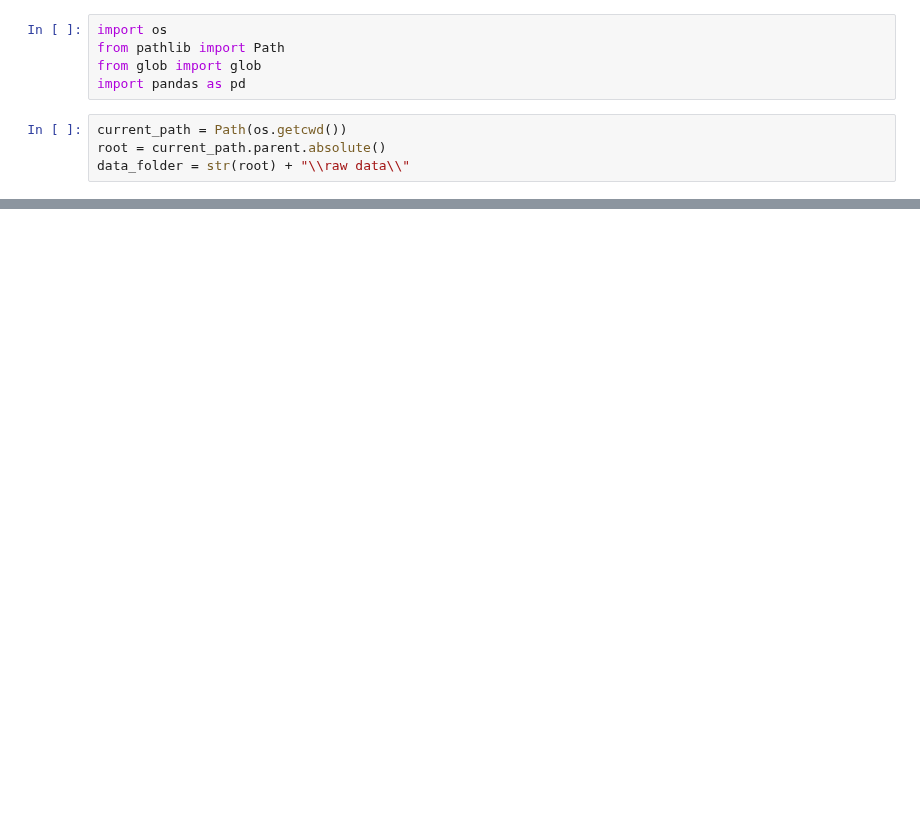
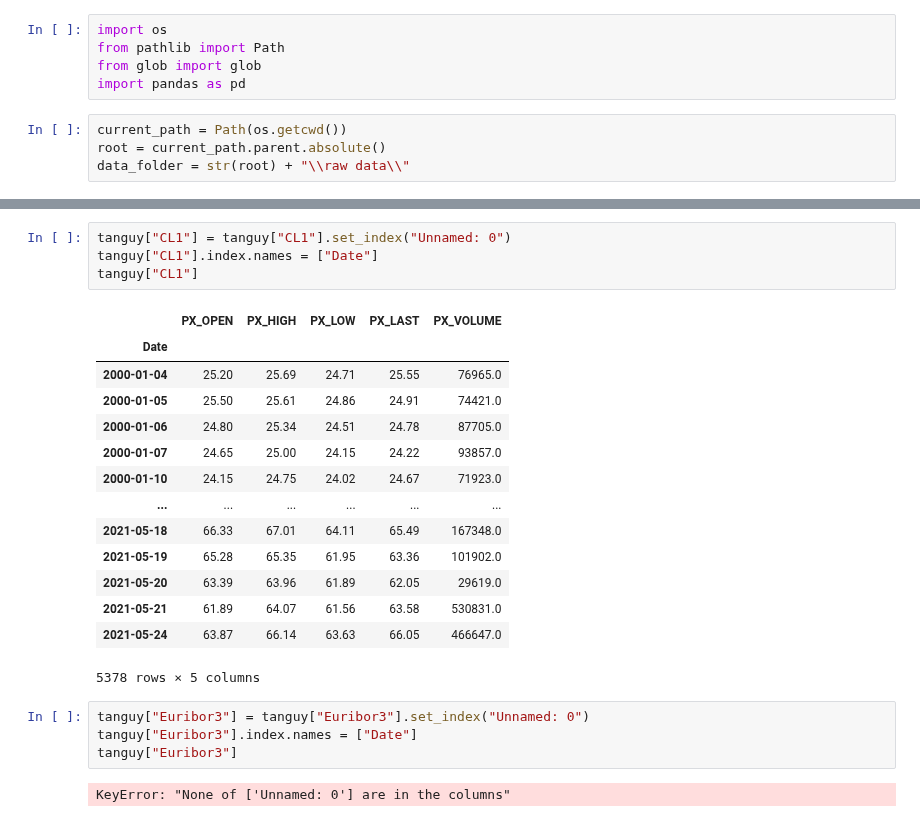
Before and after one commit to g0bel1n/VIX_predictions, a Jupyter notebook: data_treatment/data_merging.ipynb, the cells around one changed output, grey strips where cells are left out. Saved outputs shown, nothing was run; the diff lists cells and outputs as text; blank space fills up the shorter version.

```diff
--- a/data_treatment/data_merging.ipynb
+++ b/data_treatment/data_merging.ipynb
@@ -65,0 +102,25 @@ F-F_ST_Reversal_Factor_daily
+# %%
+tanguy["CL1"] = tanguy["CL1"].set_index("Unnamed: 0")
+tanguy["CL1"].index.names = ["Date"]
+tanguy["CL1"]
+# %% [output]
+|  | PX_OPEN | PX_HIGH | PX_LOW | PX_LAST | PX_VOLUME |
+| Date |  |  |  |  |  |
+| 2000-01-04 | 25.20 | 25.69 | 24.71 | 25.55 | 76965.0 |
+| 2000-01-05 | 25.50 | 25.61 | 24.86 | 24.91 | 74421.0 |
+| 2000-01-06 | 24.80 | 25.34 | 24.51 | 24.78 | 87705.0 |
+| 2000-01-07 | 24.65 | 25.00 | 24.15 | 24.22 | 93857.0 |
+| 2000-01-10 | 24.15 | 24.75 | 24.02 | 24.67 | 71923.0 |
+| ... | ... | ... | ... | ... | ... |
+| 2021-05-18 | 66.33 | 67.01 | 64.11 | 65.49 | 167348.0 |
+| 2021-05-19 | 65.28 | 65.35 | 61.95 | 63.36 | 101902.0 |
+| 2021-05-20 | 63.39 | 63.96 | 61.89 | 62.05 | 29619.0 |
+| 2021-05-21 | 61.89 | 64.07 | 61.56 | 63.58 | 530831.0 |
+| 2021-05-24 | 63.87 | 66.14 | 63.63 | 66.05 | 466647.0 |
+5378 rows × 5 columns
+# %%
+tanguy["Euribor3"] = tanguy["Euribor3"].set_index("Unnamed: 0")
+tanguy["Euribor3"].index.names = ["Date"]
+tanguy["Euribor3"]
+# %% [output]
+KeyError: "None of ['Unnamed: 0'] are in the columns"
```
Also changed, not shown: parts of 6 cells of this notebook.
